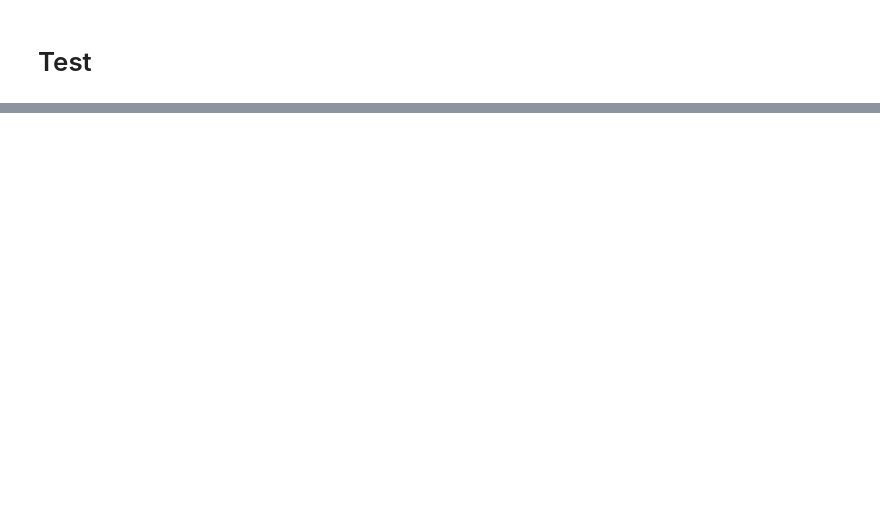
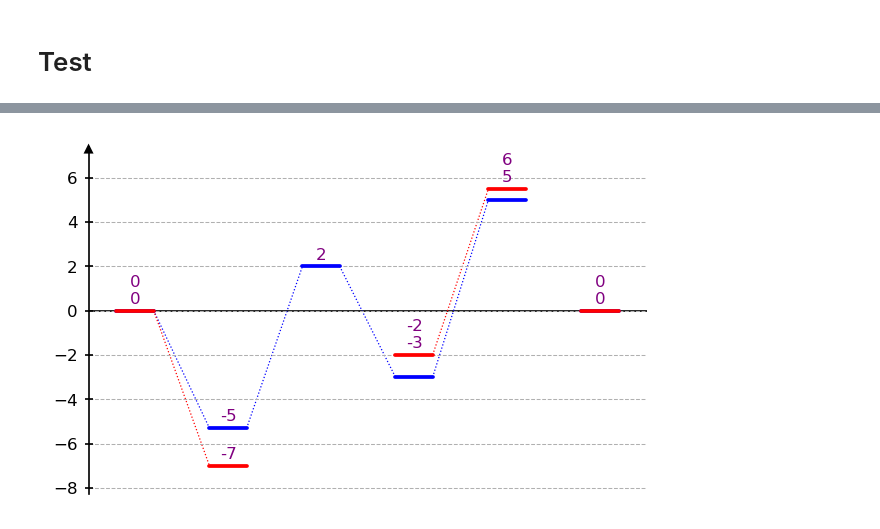
Before and after one commit to Tonner-Zech-Group/chem-diagrams, a Jupyter notebook: examples/test_use.ipynb, the cells around one changed output, grey strips where cells are left out. Saved outputs shown, nothing was run; the diff lists cells and outputs as text; code cells hidden in the pictures; blank space fills up the shorter version.

```diff
--- a/examples/test_use.ipynb
+++ b/examples/test_use.ipynb
@@ -310,0 +311,26 @@ dia.show()
+# %%
+from chemdiagrams import EnergyDiagram
+from chemdiagrams.templates.example_template import ExampleTemplate
+
+dia = EnergyDiagram(
+    template=ExampleTemplate
+)
+dia.draw_path(
+    x_data=[0,1,2,3,4,5],
+    y_data=[0,-5.3,2,-3,5,0],
+    color='blue',
+    linetypes=[1,1,1,1,0]
+)
+dia.draw_path(
+    x_data=[0,1,3,4,5],
+    y_data=[0,-7,-2,5.5,0],
+    color='red',
+    linetypes=[1,0,1,0]
+)
+
+dia.add_numbers_auto()
+dia = ExampleTemplate.color_all_numbers(dia, "purple")
+
+dia.show()
+# %% [output]
+[figure, added]
```
Also changed, not shown: parts of 4 cells of this notebook, 20 other files.
